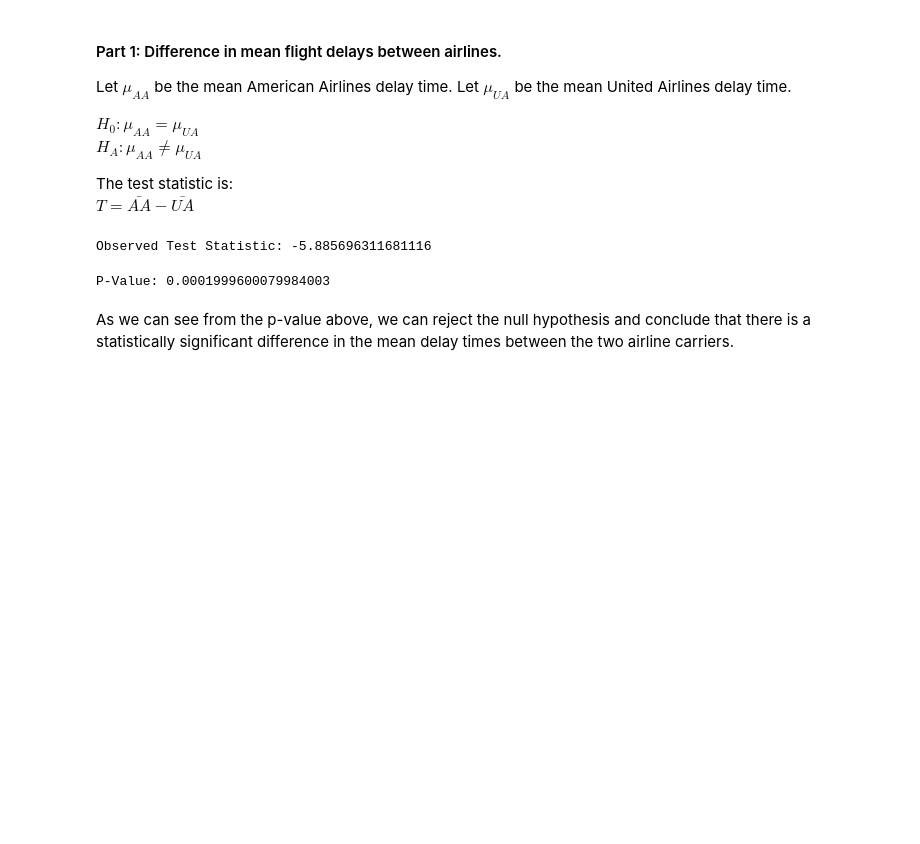
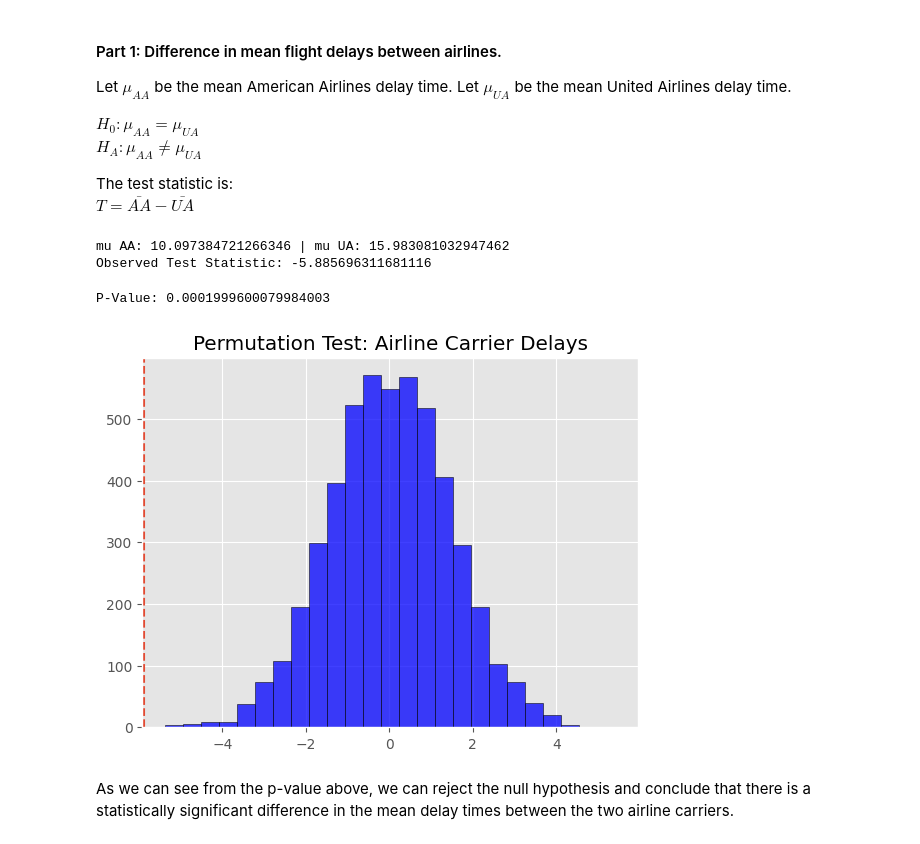
Before and after one commit to tzabilowicz/DataScience, a Jupyter notebook: case_studies/flight_delays.ipynb, the cells around one changed output. Saved outputs shown, nothing was run; the diff lists cells and outputs as text; code cells hidden in the pictures; blank space fills up the shorter version.

```diff
--- a/case_studies/flight_delays.ipynb
+++ b/case_studies/flight_delays.ipynb
@@ -138,21 +138,24 @@ ua_delays = flight_delays.loc[
 mu_aa = aa_delays.mean()
 mu_ua = ua_delays.mean()
 
+# Compute the observed test statistic
 t_obs = mu_aa - mu_ua
 
+print(f"mu AA: {mu_aa} | mu UA: {mu_ua}")
 print(f"Observed Test Statistic: {t_obs}")
 # %% [output]
+mu AA: 10.097384721266346 | mu UA: 15.983081032947462
 Observed Test Statistic: -5.885696311681116
 # %%
 delay_pool = list(aa_delays) + list(ua_delays)
 n = len(aa_delays)
 
-B = 5000
+B = 5_000
 t_perm = []
 for b in range(B):
-    sample = np.random.permutation(delay_pool)
-    s1 = sample[:n]
-    s2 = sample[n:]
+    np.random.shuffle(delay_pool)
+    s1 = delay_pool[:n]
+    s2 = delay_pool[n:]
 
     t_perm.append(np.mean(s1) - np.mean(s2))
 
@@ -163,6 +166,13 @@ p_val = (count + 1) / (B + 1)
 print(f"P-Value: {p_val}")
 # %% [output]
 P-Value: 0.0001999600079984003
+# %%
+plt.hist(t_perm, bins=25, color="blue", alpha=0.75, edgecolor="black")
+plt.axvline(t_obs, linestyle="dashed")
+plt.title("Permutation Test: Airline Carrier Delays")
+plt.show()
+# %% [output]
+[figure, added]
 # %% [markdown]
 As we can see from the p-value above, we can reject the null hypothesis and conclude that there is a statistically significant difference in the mean delay times between the two airline carriers.
 # %% [markdown]
```
Also changed, not shown: parts of 4 cells of this notebook.
